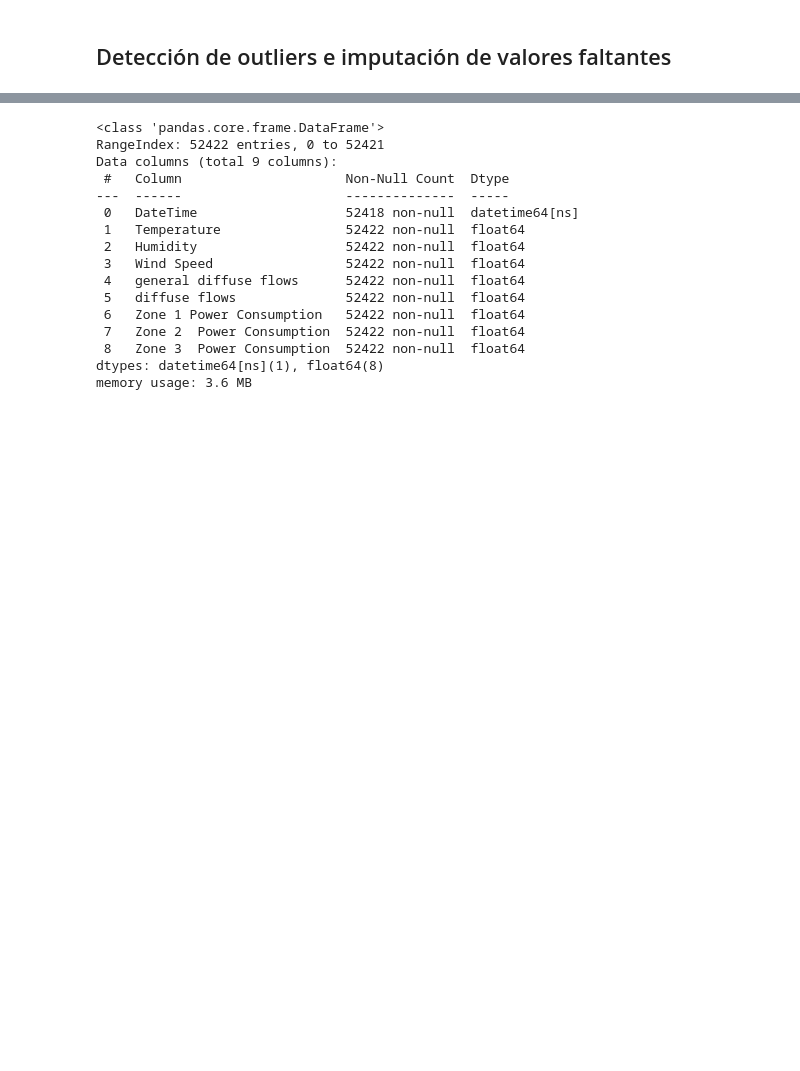
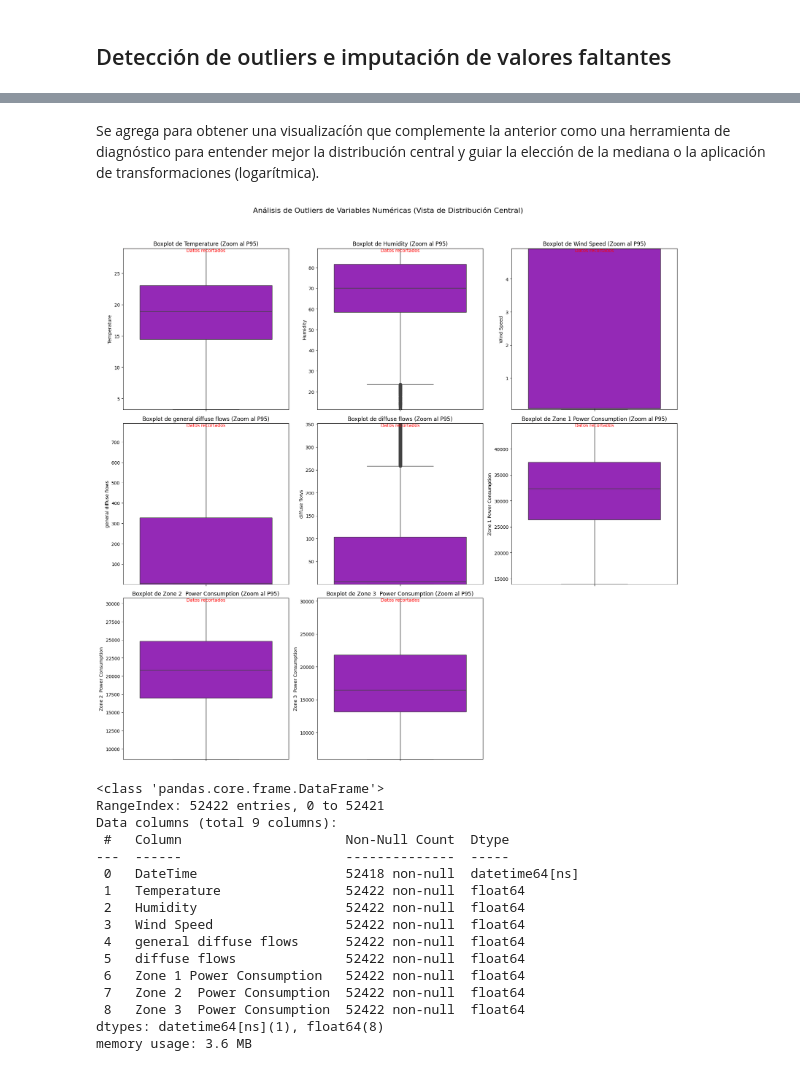
Before and after one commit to oscargarciatec/MNA_MLOps, a Jupyter notebook: notebooks/Fase 1_Equipo43.ipynb, the cells around one changed output, grey strips where cells are left out. Saved outputs shown, nothing was run; the diff lists cells and outputs as text; code cells hidden in the pictures; blank space fills up the shorter version.

```diff
--- a/notebooks/Fase 1_Equipo43.ipynb
+++ b/notebooks/Fase 1_Equipo43.ipynb
@@ -346,3 +387,42 @@ plt.show()
+# %% [markdown]
+Se agrega para obtener una visualizacíón que complemente la anterior como una herramienta de diagnóstico para entender mejor la distribución central y guiar la elección de la mediana o la aplicación de transformaciones (logarítmica).
+# %%
+
+# Creación de la figura y los ejes
+fig, axes = plt.subplots(num_rows, num_cols, figsize=(18, 18)) # Aumentar alto para más espacio
+axes = axes.flatten()
+
+# Generación y etiquetado de Boxplots (Con Mejora en Y-Limit)
+for i, column in enumerate(numeric_cols):
+    sns.boxplot(y=column, data=df_modificada_sin_mixed, ax=axes[i], color="#A011CE", showfliers=False) # <--- Opcional: Ocultar los outliers por defecto
+
+    # CÁLCULO DEL LÍMITE SUPERIOR DEL EJE Y (Zoom)
+    upper_limit = df_modificada_sin_mixed[column].quantile(0.995)
+
+    # DIBUJAR EL BOXPLOT COMPLETO EN UN EJE SECUNDARIO SOLO PARA REFERENCIA
+    axes[i].set_ylim(df_modificada_sin_mixed[column].min(), upper_limit * 1.05) # Establecer el límite Y
+    axes[i].set_title(f'Boxplot de {column} (Zoom al 99.5%)', fontsize=12) # Cambiar título
+    axes[i].set_ylabel(column, fontsize=10)
+    axes[i].set_xlabel('')
+
+    sns.boxplot(y=column, data=df_modificada_sin_mixed, ax=axes[i], color="#A011CE") # Muestra los outliers
+    # Establece un límite superior que sea visiblemente más alto que el 3er cuartil (por ejemplo, P95)
+    # Esto "recorta" la vista a la distribución principal
+    axes[i].set_ylim(df_modificada_sin_mixed[column].min(), df_modificada_sin_mixed[column].quantile(0.95))
+    axes[i].set_title(f'Boxplot de {column} (Zoom al P95)', fontsize=12)
+    axes[i].axhline(df_modificada_sin_mixed[column].quantile(0.95), color='red', linestyle='--', linewidth=0.8) # Línea de corte
+    axes[i].text(0.5, 0.98, 'Datos recortados', transform=axes[i].transAxes, color='red', ha='center')
+
+
+# 4. Eliminación de ejes sobrantes
+for j in range(i + 1, len(axes)):
+    fig.delaxes(axes[j])
+
+plt.suptitle("Análisis de Outliers de Variables Numéricas (Vista de Distribución Central)", fontsize=16)
+plt.tight_layout(rect=[0, 0.03, 1, 0.95])
+plt.show()
+# %% [output]
+[figure, added]
 # %%
 num_cols = df_modificada_sin_mixed.select_dtypes(include='number').columns
 medianas = df_modificada_sin_mixed[num_cols].median()
```
Also changed, not shown: parts of 36 cells of this notebook.
